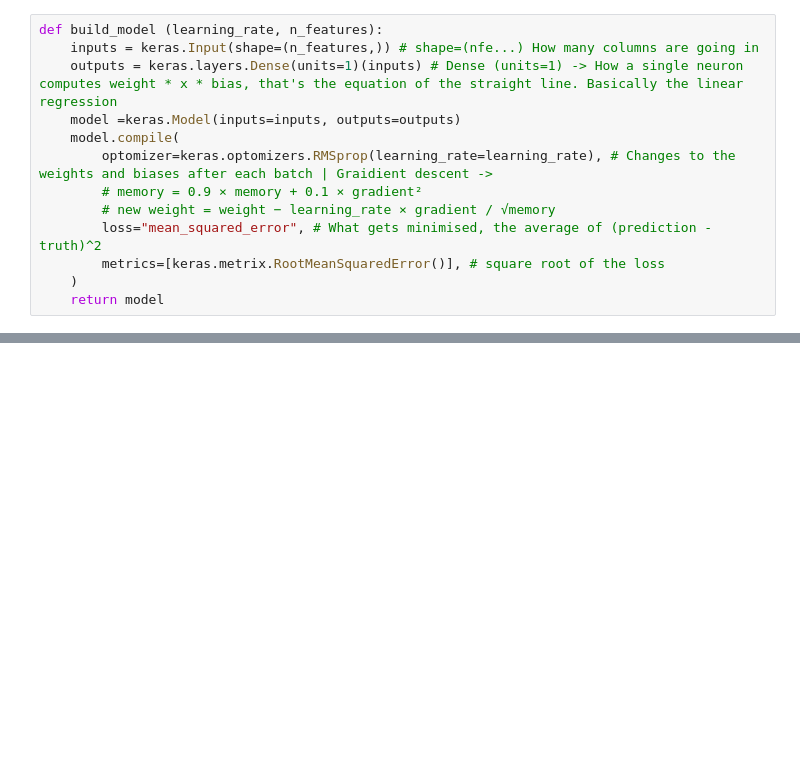
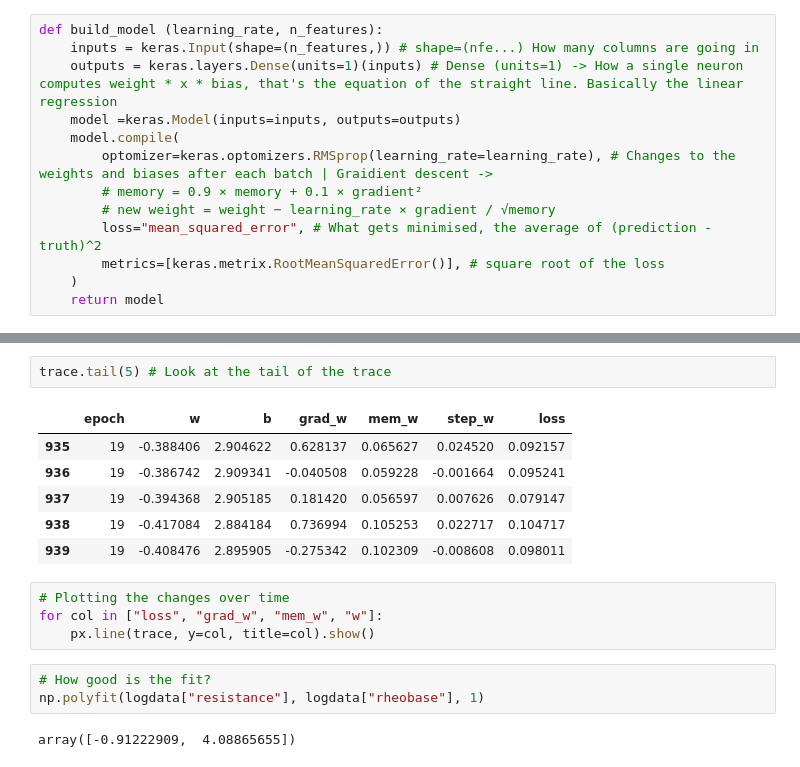
Before and after one commit to MuhammAli786/neuron-rheobase-regression, a Jupyter notebook: rheobase.ipynb, the cells around one changed output, grey strips where cells are left out. Drawn from its saved outputs; the diff is of its cells as text; blank space fills up the shorter version.

```diff
--- a/rheobase.ipynb
+++ b/rheobase.ipynb
@@ -153,0 +181,18 @@ trace.head(10)
+# %%
+trace.tail(5) # Look at the tail of the trace
+# %% [output]
+|  | epoch | w | b | grad_w | mem_w | step_w | loss |
+| 935 | 19 | -0.388406 | 2.904622 | 0.628137 | 0.065627 | 0.024520 | 0.092157 |
+| 936 | 19 | -0.386742 | 2.909341 | -0.040508 | 0.059228 | -0.001664 | 0.095241 |
+| 937 | 19 | -0.394368 | 2.905185 | 0.181420 | 0.056597 | 0.007626 | 0.079147 |
+| 938 | 19 | -0.417084 | 2.884184 | 0.736994 | 0.105253 | 0.022717 | 0.104717 |
+| 939 | 19 | -0.408476 | 2.895905 | -0.275342 | 0.102309 | -0.008608 | 0.098011 |
+# %%
+# Plotting the changes over time
+for col in ["loss", "grad_w", "mem_w", "w"]:
+    px.line(trace, y=col, title=col).show()
+# %%
+# How good is the fit?
+np.polyfit(logdata["resistance"], logdata["rheobase"], 1)
+# %% [output]
+array([-0.91222909,  4.08865655])
```
Also changed, not shown: parts of 5 cells of this notebook, 1 other file.
